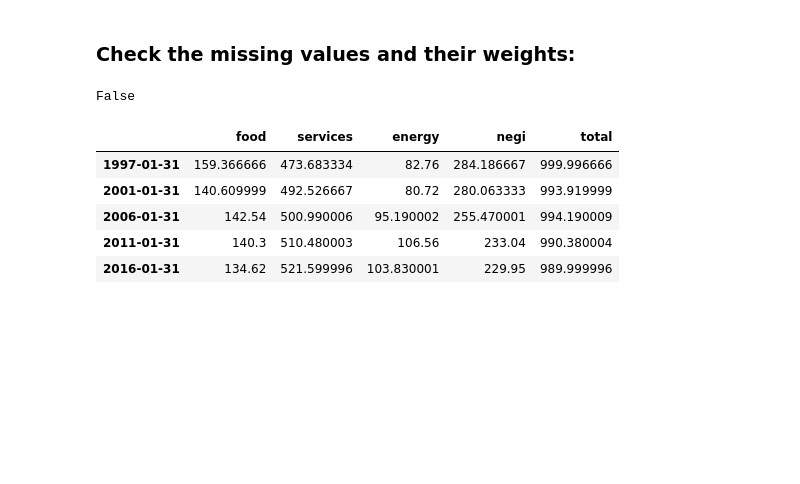
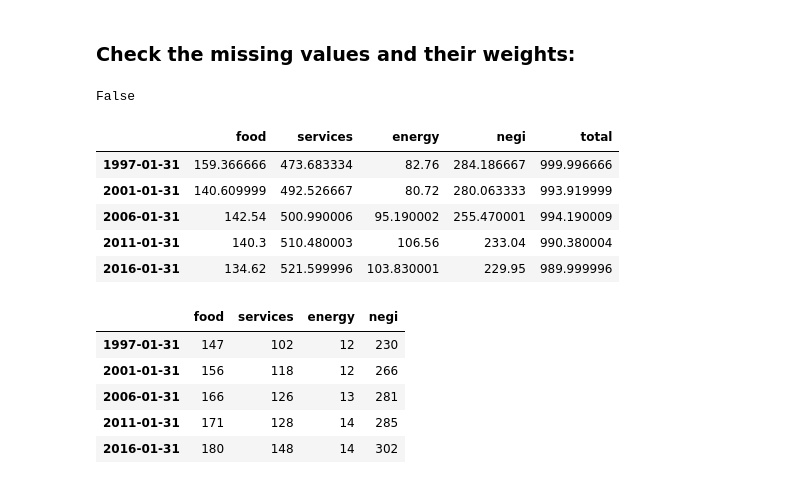
Before and after one commit to lamlam98765/thesis_code, a Jupyter notebook: main/2_Preprocess_HICP_all.ipynb, the cells around one changed output. Saved outputs shown, nothing was run; the diff lists cells and outputs as text; code cells hidden in the pictures; blank space fills up the shorter version.

```diff
--- a/main/2_Preprocess_HICP_all.ipynb
+++ b/main/2_Preprocess_HICP_all.ipynb
@@ -346,6 +346,15 @@ summary_df_w
 | 2006-01-31 | 142.54 | 500.990006 | 95.190002 | 255.470001 | 994.190009 |
 | 2011-01-31 | 140.3 | 510.480003 | 106.56 | 233.04 | 990.380004 |
 | 2016-01-31 | 134.62 | 521.599996 | 103.830001 | 229.95 | 989.999996 |
+# %%
+summary_df_num.drop(columns='total').sort_index()
+# %% [output]
+|  | food | services | energy | negi |
+| 1997-01-31 | 147 | 102 | 12 | 230 |
+| 2001-01-31 | 156 | 118 | 12 | 266 |
+| 2006-01-31 | 166 | 126 | 13 | 281 |
+| 2011-01-31 | 171 | 128 | 14 | 285 |
+| 2016-01-31 | 180 | 148 | 14 | 302 |
 # %%
 import matplotlib.pyplot as plt
 
```
Also changed, not shown: parts of 9 cells of this notebook, 10 other files.
